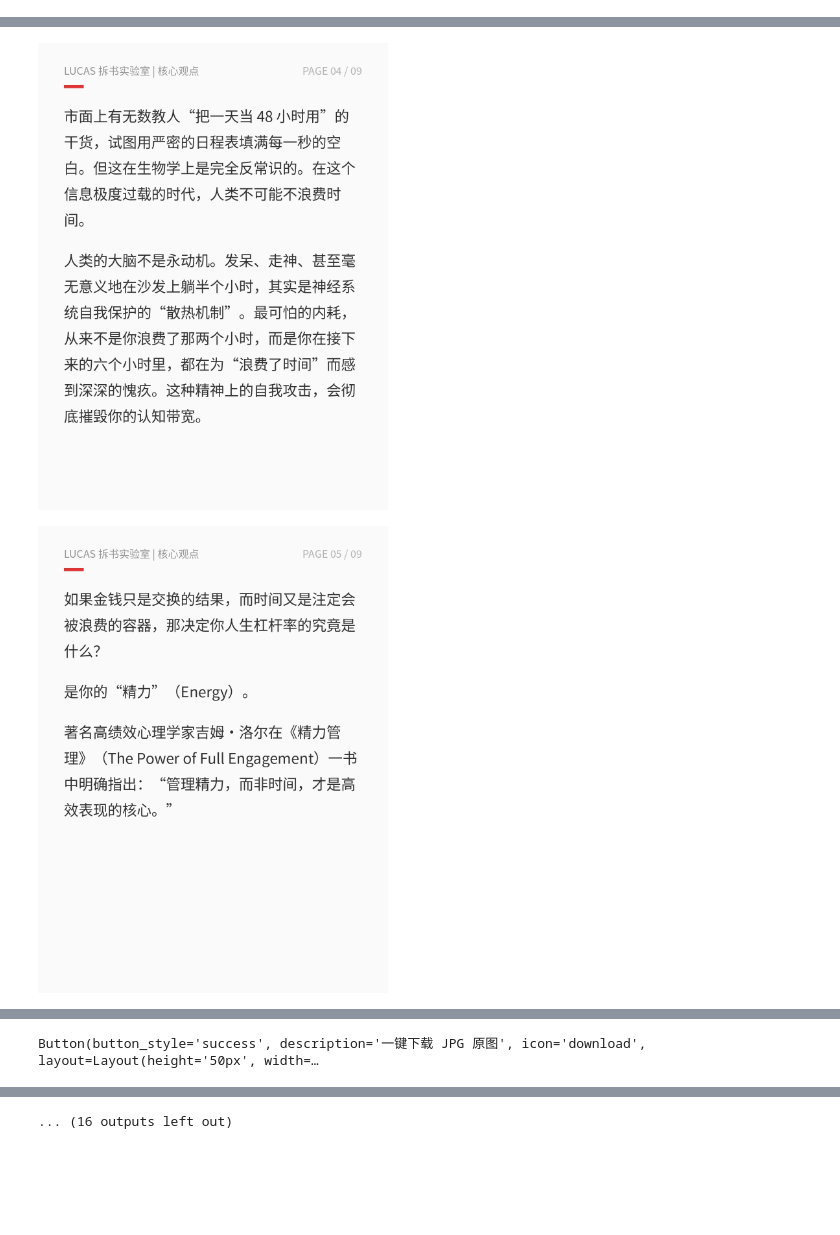
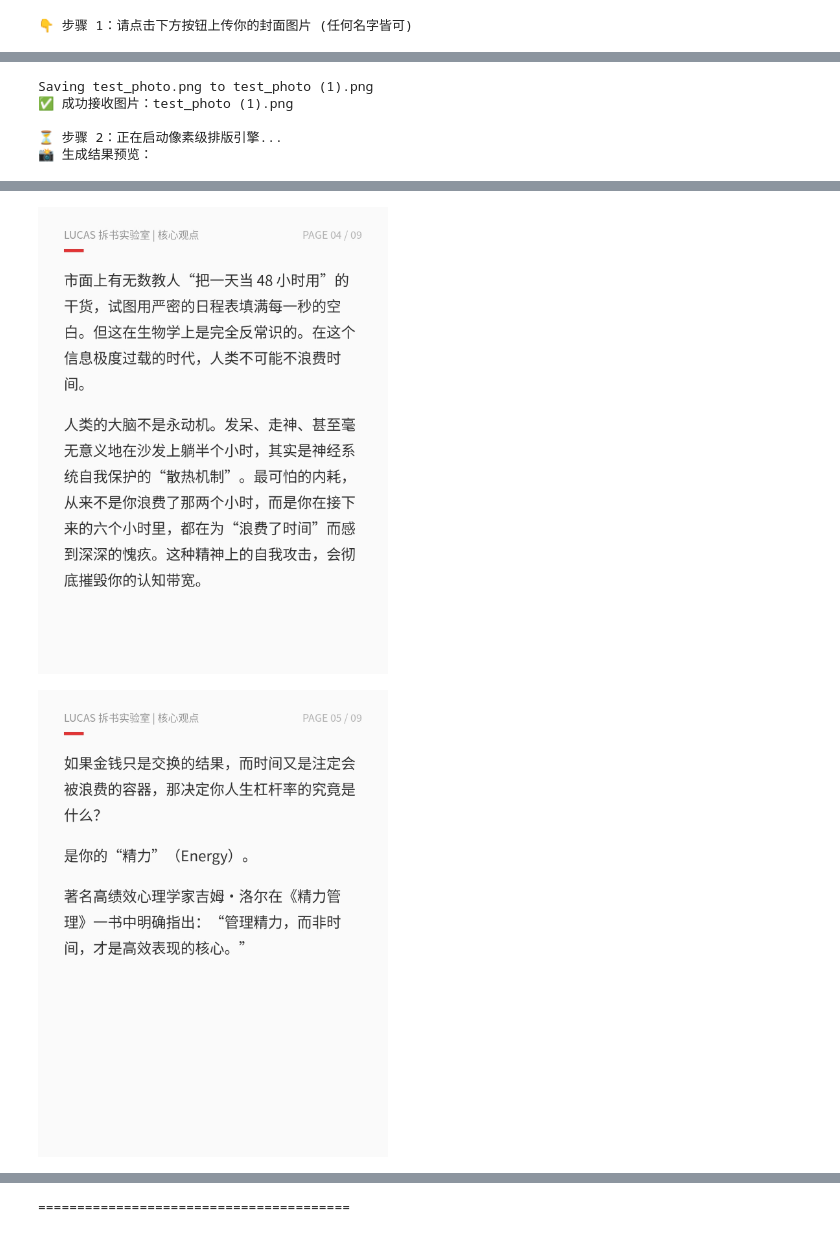
Before and after one commit to Lucas66666677/xhs-jpg-models, a Jupyter notebook: 小紅書排版神器，模板1(V5.7).ipynb, the cells around one changed output, grey strips where cells are left out. Drawn from its saved outputs; the diff is of its cells as text; code cells hidden in the pictures; blank space fills up the shorter version.

```diff
--- a/小紅書排版神器，模板1(V5.7).ipynb
+++ b/小紅書排版神器，模板1(V5.7).ipynb
@@ -196,17 +196,20 @@ def main_factory(article, photo_path):
     return gen_files
 # %%
 # ==========================================
-# 🚀 资料执行区 (含一键下载)
+# 🚀 资料执行区 (含动态上传与一键下载)
 # ==========================================
 if __name__ == "__main__":
     import ipywidgets as widgets
     from IPython.display import display, Image as IPImage
+    import os
+
     try:
         from google.colab import files
         IN_COLAB = True
-    except:
+    except ImportError:
         IN_COLAB = False
 
+    # 1. 你的文案数据字典 (每次生成前替换这里)
     my_data = {
         "cover": {
             "title": "别被骗了：决定你身价的，既不是金钱也不是时间。",
@@ -230,7 +233,7 @@ if __name__ == "__main__":
 
 是你的“精力”（Energy）。
 
-著名高绩效心理学家吉姆·洛尔在《精力管理》（The Power of Full Engagement）一书中明确指出：“管理精力，而非时间，才是高效表现的核心。”
+著名高绩效心理学家吉姆·洛尔在《精力管理》一书中明确指出：“管理精力，而非时间，才是高效表现的核心。”
 
 时间是单向的标量，只有长短；而精力是矢量，它不仅有大小，还有方向。决定你产出质量的，从来不是你坐在书桌前死磕了几个大夜，而是你在关键的 45 分钟里，大脑所爆发的“输出功率”。一个电量见底、满载焦虑的大脑，强撑 5 个小时的产出，根本比不上全神贯注下的半小时。
 
@@ -248,15 +251,46 @@ if __name__ == "__main__":
         """
     }
 
+    # 2. 动态图片上传与主程序执行
     try:
-        all_files = main_factory(my_data, "test_photo.jpg")
+        target_photo = "test_photo.jpg" # 默认后备名字
+
+        if IN_COLAB:
+            print("👇 步骤 1：请点击下方按钮上传你的封面图片 (任何名字皆可)")
+            uploaded = files.upload()
+            if uploaded:
+                # 抓取用户上传的文件名
+                target_photo = list(uploaded.keys())[0]
+                print(f"✅ 成功接收图片：{target_photo}\n")
+                print("⏳ 步骤 2：正在启动像素级排版引擎...")
+            else:
+                print("\n⚠️ 未检测到新上传，尝试使用历史默认图片...\n")
+
+        # 运行引擎
+        all_files = main_factory(my_data, target_photo)
+
+        # 预览
+        print("📸 生成结果预览：")
         for f in all_files: display(IPImage(f, width=350))
 
+        # 下载
         if IN_COLAB:
             def on_dl(b):
+                print("📥 正在发送下载请求...")
                 for f in all_files: files.download(f)
-            btn = widgets.Button(description="一键下载 JPG 原图", button_style='success', icon='download', layout=widgets.Layout(width='300px', height='50px'))
-            btn.on_click(on_dl); display(btn)
+            btn = widgets.Button(
+                description="一键下载所有 JPG 原图",
+                button_style='success',
+                icon='download',
+                layout=widgets.Layout(width='300px', height='50px')
+            )
+            btn.on_click(on_dl)
+            print("\n" + "="*40)
+            display(btn)
+
+    except FileNotFoundError:
+        print(f"\n❌ 错误：找不到图片 '{target_photo}'。请确保你刚才有上传图片！")
     except NameError as e:
-        print(f"❌ 错误：请先运行上面的『核心引擎』单元格！\n详细错误：{e}")
+        print(f"\n❌ 错误：核心引擎未找到！请先运行最上面的『模块一到四』单元格。\n详细报错：{e}")
 # %% [output]
+👇 步骤 1：请点击下方按钮上传你的封面图片 (任何名字皆可)
@@ -263,10 +298,14 @@ if __name__ == "__main__":
+Saving test_photo.png to test_photo (1).png
+✅ 成功接收图片：test_photo (1).png
+
+⏳ 步骤 2：正在启动像素级排版引擎...
+📸 生成结果预览：
 [figure]
 [figure]
 [figure]
 [figure]
-[figure, old version]
+[figure, new version]
 [figure]
 [figure]
 [figure]
 [figure]
-Button(button_style='success', description='一键下载 JPG 原图', icon='download', layout=Layout(height='50px', width=…
@@ -275 +312 @@ Button(button_style='success', description='一键下载 JPG 原图', icon='down
-... (16 outputs left out)
+========================================
```
Also changed, not shown: parts of 1 cell of this notebook.
